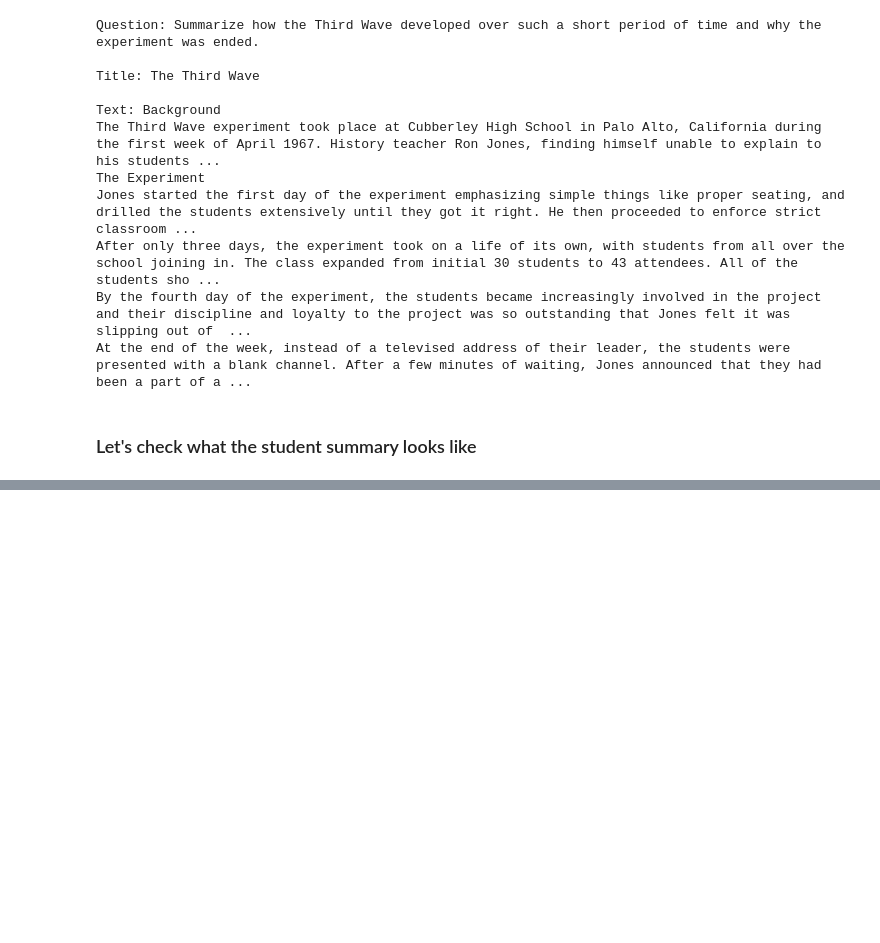
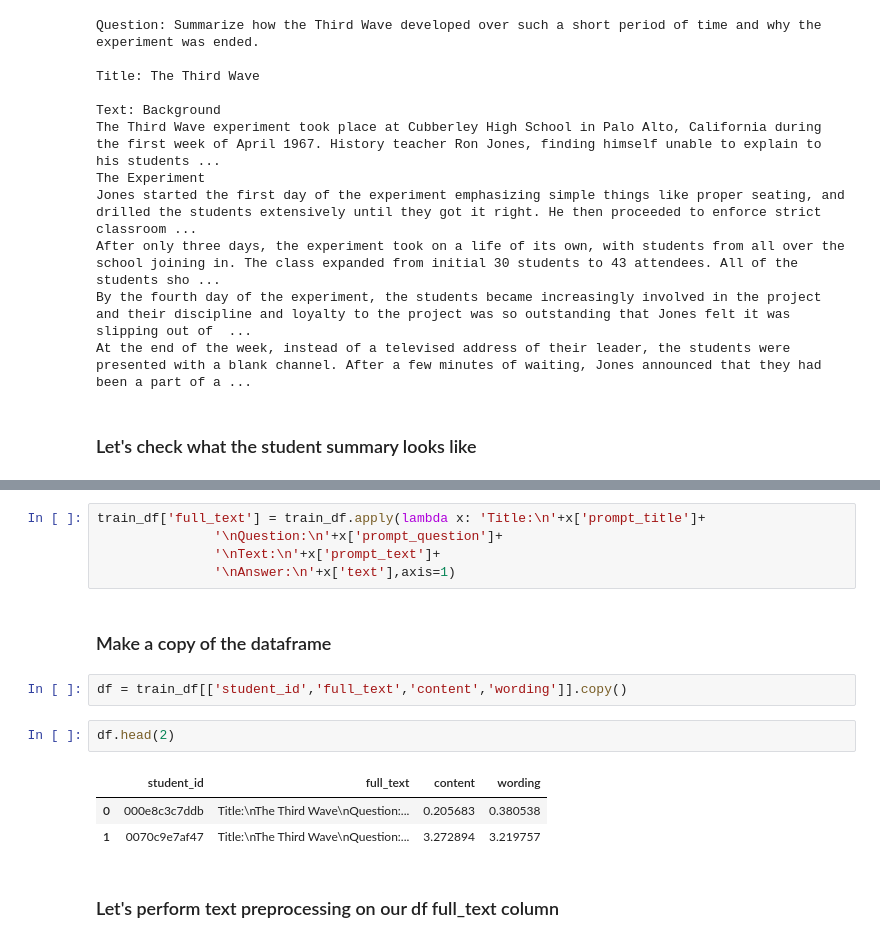
Before and after one commit to BetikuOluwatobi/commonlit-evaluate-student-summaries, a Jupyter notebook: student_summaries.ipynb, the cells around one changed output, grey strips where cells are left out. Cells and saved outputs as stored; diff of their text form; blank space fills up the shorter version.

Commit message:
Kaggle Notebook | student_summaries | Version 2

```diff
--- a/student_summaries.ipynb
+++ b/student_summaries.ipynb
@@ -131,0 +182,17 @@ def display_text(n=10):
+# %%
+train_df['full_text'] = train_df.apply(lambda x: 'Title:\n'+x['prompt_title']+
+               '\nQuestion:\n'+x['prompt_question']+
+               '\nText:\n'+x['prompt_text']+
+               '\nAnswer:\n'+x['text'],axis=1)
+# %% [markdown]
+### Make a copy of the dataframe
+# %%
+df = train_df[['student_id','full_text','content','wording']].copy()
+# %%
+df.head(2)
+# %% [output]
+|  | student_id | full_text | content | wording |
+| 0 | 000e8c3c7ddb | Title:\nThe Third Wave\nQuestion:... | 0.205683 | 0.380538 |
+| 1 | 0070c9e7af47 | Title:\nThe Third Wave\nQuestion:... | 3.272894 | 3.219757 |
+# %% [markdown]
+### Let's perform text preprocessing on our df full_text column
```
Also changed, not shown: parts of 42 cells of this notebook.
